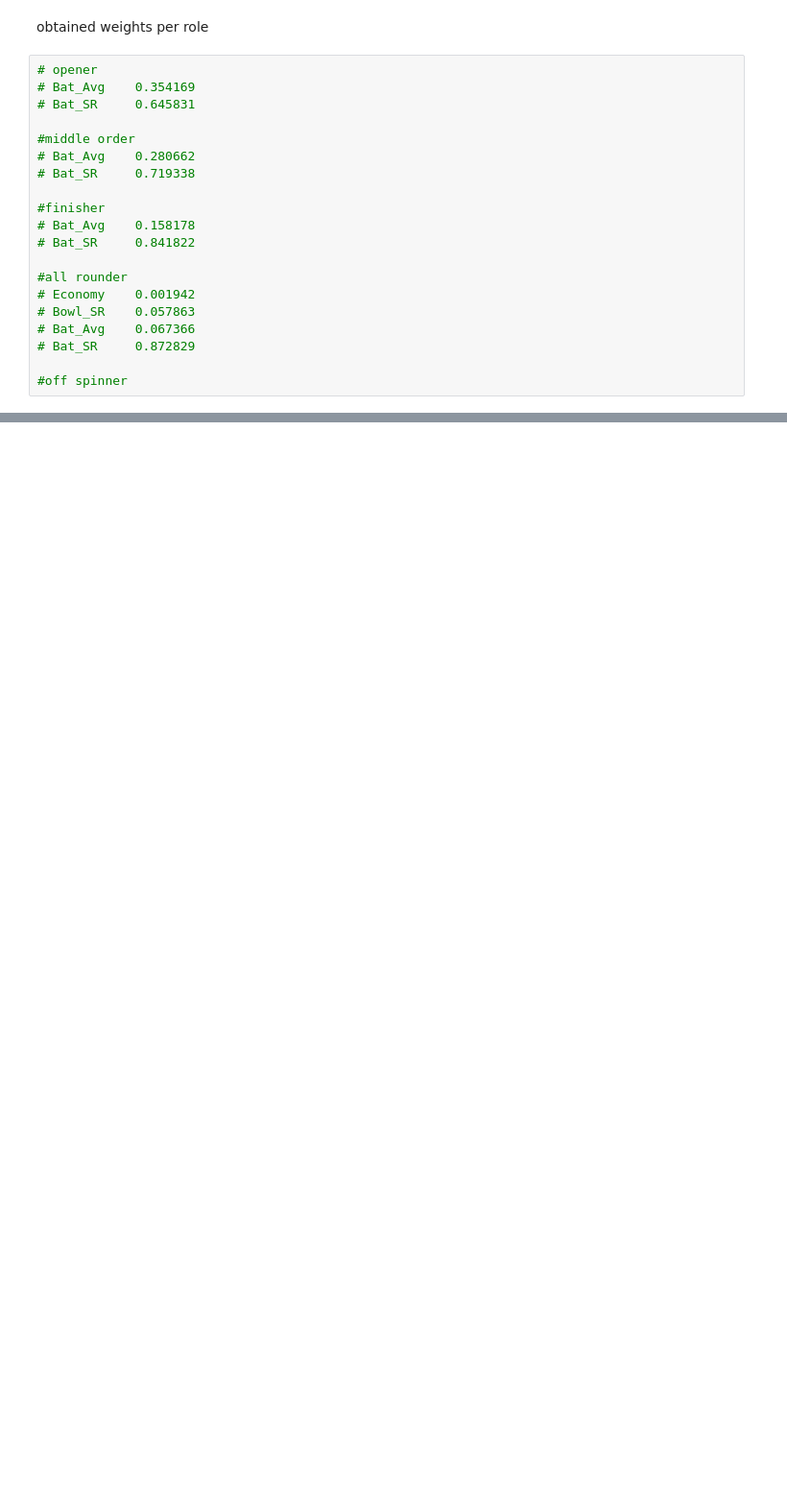
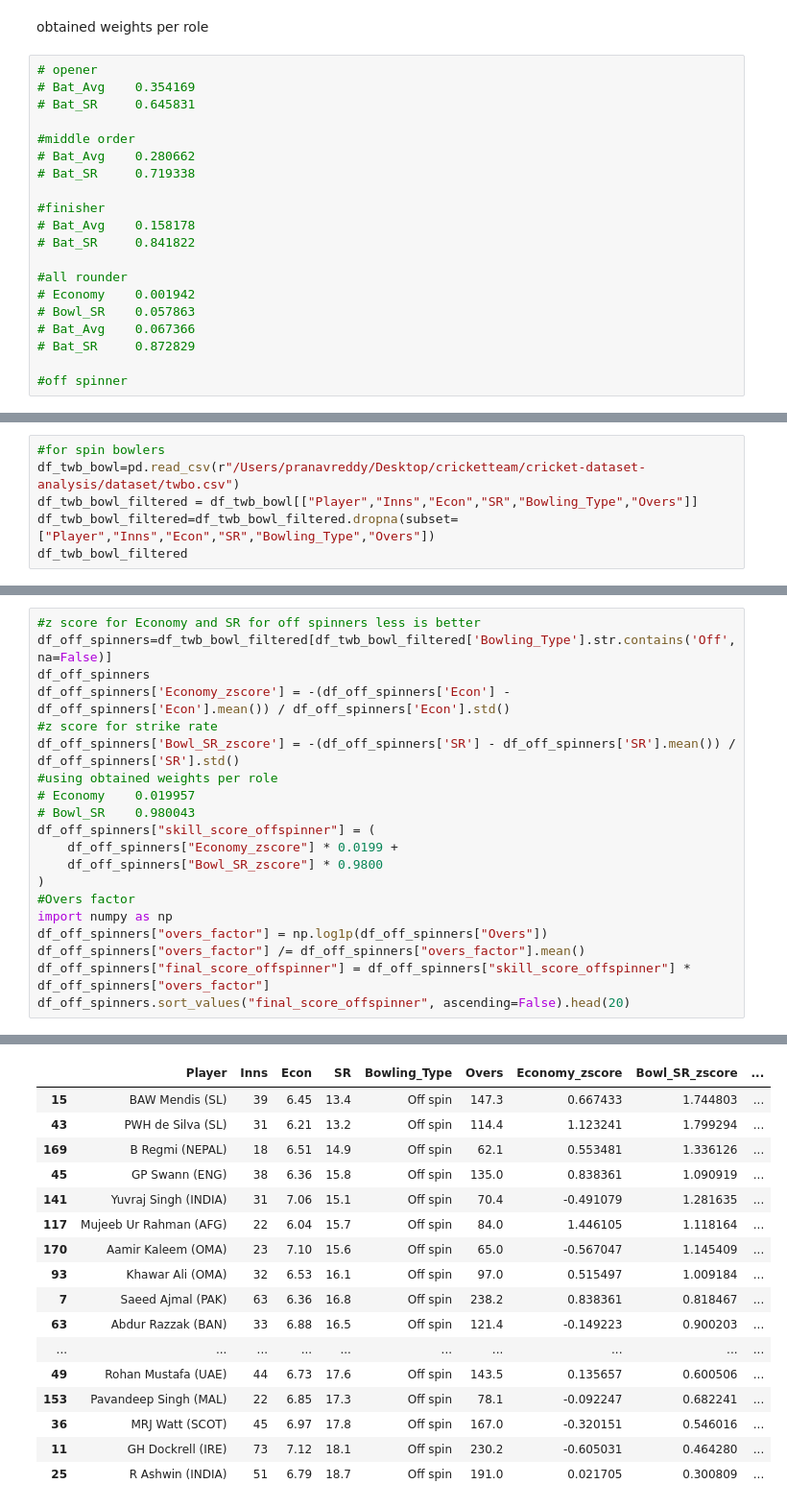
Before and after one commit to sunkenship2025/cricket-dataset-analysis, a Jupyter notebook: overall.ipynb, the cells around one changed output, grey strips where cells are left out. Shown at 96% size. Drawn from its saved outputs; the diff is of its cells as text; blank space fills up the shorter version.

```diff
--- a/overall.ipynb
+++ b/overall.ipynb
@@ -1128,0 +1360,6 @@ df_twb_filtered.sort_values("final_score_finisher", ascending=False).head(10)
+# %%
+#for spin bowlers
+df_twb_bowl=pd.read_csv(r"/Users/pranavreddy/Desktop/cricketteam/cricket-dataset-analysis/dataset/twbo.csv")
+df_twb_bowl_filtered = df_twb_bowl[["Player","Inns","Econ","SR","Bowling_Type","Overs"]]
+df_twb_bowl_filtered=df_twb_bowl_filtered.dropna(subset=["Player","Inns","Econ","SR","Bowling_Type","Overs"])
+df_twb_bowl_filtered
@@ -1128,0 +1380,21 @@ df_twb_filtered.sort_values("final_score_finisher", ascending=False).head(10)
+# %%
+#z score for Economy and SR for off spinners less is better
+df_off_spinners=df_twb_bowl_filtered[df_twb_bowl_filtered['Bowling_Type'].str.contains('Off', na=False)]
+df_off_spinners
+df_off_spinners['Economy_zscore'] = -(df_off_spinners['Econ'] - df_off_spinners['Econ'].mean()) / df_off_spinners['Econ'].std()
+#z score for strike rate
+df_off_spinners['Bowl_SR_zscore'] = -(df_off_spinners['SR'] - df_off_spinners['SR'].mean()) / df_off_spinners['SR'].std()
+#using obtained weights per role
+# Economy    0.019957
+# Bowl_SR    0.980043
+df_off_spinners["skill_score_offspinner"] = (
+    df_off_spinners["Economy_zscore"] * 0.0199 +
+    df_off_spinners["Bowl_SR_zscore"] * 0.9800
+)
+#Overs factor
+import numpy as np
+df_off_spinners["overs_factor"] = np.log1p(df_off_spinners["Overs"])
+df_off_spinners["overs_factor"] /= df_off_spinners["overs_factor"].mean()
+df_off_spinners["final_score_offspinner"] = df_off_spinners["skill_score_offspinner"] * df_off_spinners["overs_factor"]
+df_off_spinners.sort_values("final_score_offspinner", ascending=False).head(20)
+# %% [output]
@@ -1128,0 +1418,17 @@ df_twb_filtered.sort_values("final_score_finisher", ascending=False).head(10)
+|  | Player | Inns | Econ | SR | Bowling_Type | Overs | Economy_zscore | Bowl_SR_zscore | ... |
+| 15 | BAW Mendis (SL) | 39 | 6.45 | 13.4 | Off spin | 147.3 | 0.667433 | 1.744803 | ... |
+| 43 | PWH de Silva (SL) | 31 | 6.21 | 13.2 | Off spin | 114.4 | 1.123241 | 1.799294 | ... |
+| 169 | B Regmi (NEPAL) | 18 | 6.51 | 14.9 | Off spin | 62.1 | 0.553481 | 1.336126 | ... |
+| 45 | GP Swann (ENG) | 38 | 6.36 | 15.8 | Off spin | 135.0 | 0.838361 | 1.090919 | ... |
+| 141 | Yuvraj Singh (INDIA) | 31 | 7.06 | 15.1 | Off spin | 70.4 | -0.491079 | 1.281635 | ... |
+| 117 | Mujeeb Ur Rahman (AFG) | 22 | 6.04 | 15.7 | Off spin | 84.0 | 1.446105 | 1.118164 | ... |
+| 170 | Aamir Kaleem (OMA) | 23 | 7.10 | 15.6 | Off spin | 65.0 | -0.567047 | 1.145409 | ... |
+| 93 | Khawar Ali (OMA) | 32 | 6.53 | 16.1 | Off spin | 97.0 | 0.515497 | 1.009184 | ... |
+| 7 | Saeed Ajmal (PAK) | 63 | 6.36 | 16.8 | Off spin | 238.2 | 0.838361 | 0.818467 | ... |
+| 63 | Abdur Razzak (BAN) | 33 | 6.88 | 16.5 | Off spin | 121.4 | -0.149223 | 0.900203 | ... |
+| ... | ... | ... | ... | ... | ... | ... | ... | ... | ... |
+| 49 | Rohan Mustafa (UAE) | 44 | 6.73 | 17.6 | Off spin | 143.5 | 0.135657 | 0.600506 | ... |
+| 153 | Pavandeep Singh (MAL) | 22 | 6.85 | 17.3 | Off spin | 78.1 | -0.092247 | 0.682241 | ... |
+| 36 | MRJ Watt (SCOT) | 45 | 6.97 | 17.8 | Off spin | 167.0 | -0.320151 | 0.546016 | ... |
+| 11 | GH Dockrell (IRE) | 73 | 7.12 | 18.1 | Off spin | 230.2 | -0.605031 | 0.464280 | ... |
+| 25 | R Ashwin (INDIA) | 51 | 6.79 | 18.7 | Off spin | 191.0 | 0.021705 | 0.300809 | ... |
```
Also changed, not shown: parts of 18 cells of this notebook, 19 other files.
